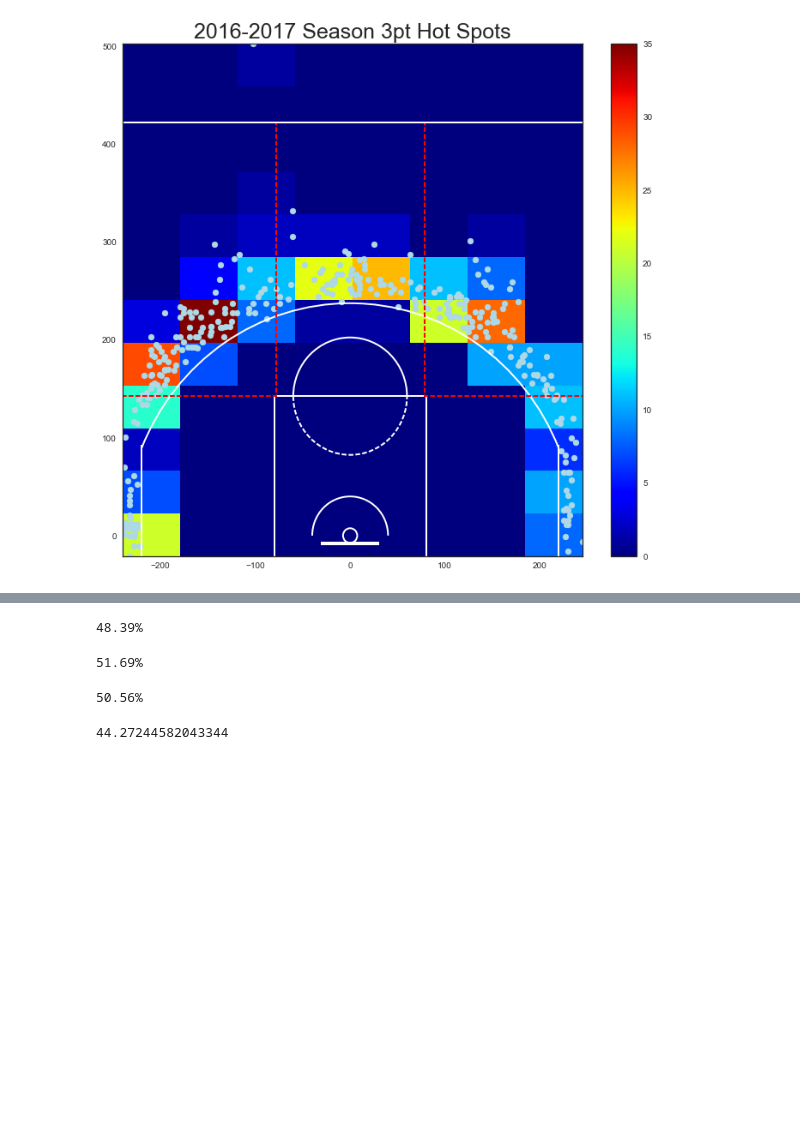
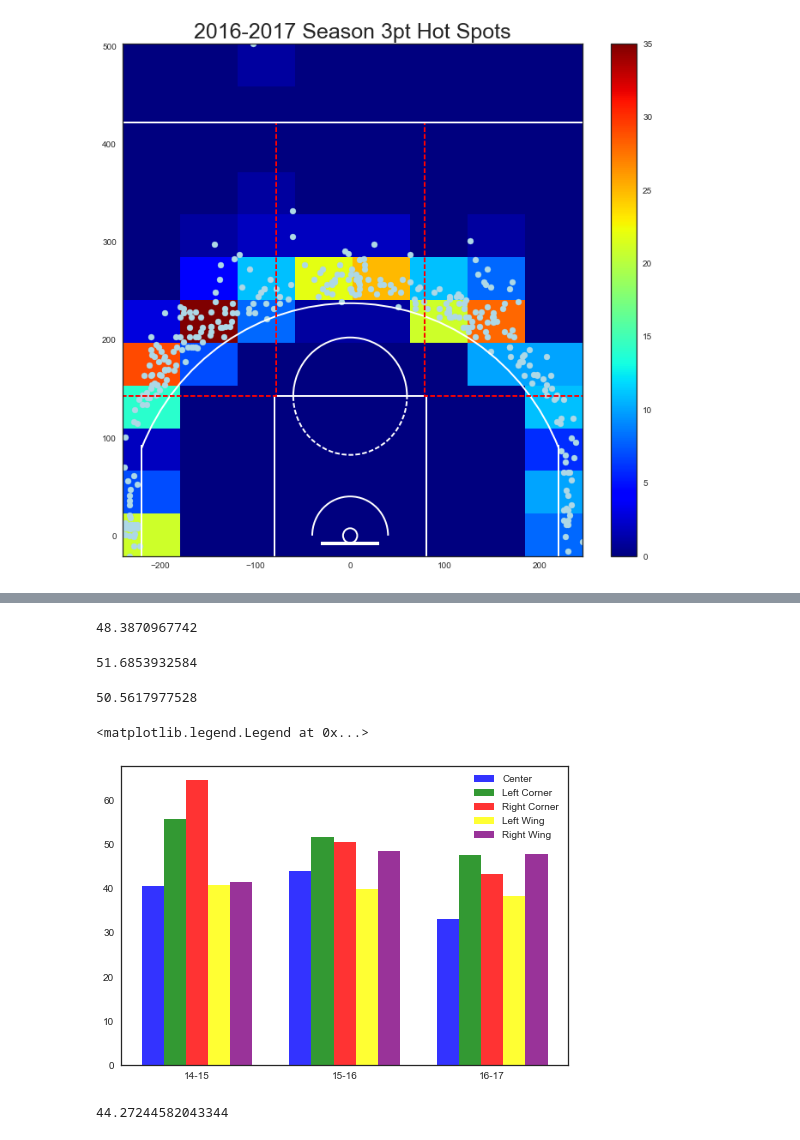
Before and after one commit to TomDonoghue/Pr_065, a Jupyter notebook: FInalProject.ipynb, the cells around one changed output, grey strips where cells are left out. Saved outputs shown, nothing was run; the diff lists cells and outputs as text; code cells hidden in the pictures; blank space fills up the shorter version.

Commit message:
Bar graph.

```diff
--- a/FInalProject.ipynb
+++ b/FInalProject.ipynb
@@ -293,7 +294,8 @@ def get_leftwing_pct(shot_chart):
 
     #find the fg percentage from the right wing
     ltwingpercentage = ltwingmade / ltwingshots
-    return '{percent:.2%}'.format(percent=ltwingpercentage)
+    return ltwingpercentage * 100
+    #return '{percent:.2%}'.format(percent=ltwingpercentage)
 # %%
 print(get_leftwing_pct('shotchartdetail2015-2016.json'))
 # %% [output]
@@ -335,12 +337,12 @@ def get_rightwing_pct(shot_chart):
 
     #find the fg percentage from the right wing
     rtwingpercentage = rtwingmade / rtwingshots
-
-    return '{percent:.2%}'.format(percent=rtwingpercentage)
+    return rtwingpercentage * 100
+    #return '{percent:.2%}'.format(percent=rtwingpercentage)
 # %%
 print(get_rightwing_pct('shotchartdetail2015-2016.json'))
 # %% [output]
-48.39%
+48.3870967742
 # %%
 def get_leftcorner_pct(shot_chart):
     with open(shot_chart) as data_file:
@@ -377,11 +379,12 @@ def get_leftcorner_pct(shot_chart):
 
     #find the fg percentage from the right wing
     ltcornerpercentage = ltcornermade / ltcornershots
-    return '{percent:.2%}'.format(percent=ltcornerpercentage)
+    return ltcornerpercentage * 100
+    #return '{percent:.2%}'.format(percent=ltcornerpercentage)
 # %%
 print(get_leftcorner_pct('shotchartdetail2015-2016.json'))
 # %% [output]
-51.69%
+51.6853932584
 # %%
 def get_rightcorner_pct(shot_chart):
     with open(shot_chart) as data_file:
@@ -418,11 +421,57 @@ def get_rightcorner_pct(shot_chart):
 
     #find the fg percentage from the right wing
     rtcornerpercentage = rtcornermade / rtcornershots
-    return '{percent:.2%}'.format(percent=rtcornerpercentage)
+    return rtcornerpercentage * 100
+    #return '{percent:.2%}'.format(percent=rtcornerpercentage)
 # %%
 print(get_rightcorner_pct('shotchartdetail2015-2016.json'))
 # %% [output]
-50.56%
+50.5617977528
+# %%
+#data to plot
+n_groups = 3
+
+shots_center = (get_center_pct('shotchartdetail2014-2015.json'),get_center_pct('shotchartdetail2015-2016.json'),get_center_pct('shotchartdetail2016-2017.json'))
+shots_left_corner = (get_leftcorner_pct('shotchartdetail2014-2015.json'),get_leftcorner_pct('shotchartdetail2015-2016.json'),get_leftcorner_pct('shotchartdetail2016-2017.json'))
+shots_right_corner = (get_rightcorner_pct('shotchartdetail2014-2015.json'),get_rightcorner_pct('shotchartdetail2015-2016.json'),get_rightcorner_pct('shotchartdetail2016-2017.json'))
+shots_left_wing = (get_leftwing_pct('shotchartdetail2014-2015.json'),get_leftwing_pct('shotchartdetail2015-2016.json'),get_leftwing_pct('shotchartdetail2016-2017.json'))
+shots_right_wing = (get_rightwing_pct('shotchartdetail2014-2015.json'),get_rightwing_pct('shotchartdetail2015-2016.json'),get_rightwing_pct('shotchartdetail2016-2017.json'))
+
+fig, ax = plt.subplots()
+index = np.arange(n_groups)
+bar_width = 0.15
+opacity = 0.8
+
+rects1 = plt.bar(index, shots_center, bar_width,
+                 alpha=opacity,
+                 color='blue',
+                 label='Center')
+
+rects2 = plt.bar(index + bar_width, shots_left_corner, bar_width,
+                 alpha=opacity,
+                 color='green',
+                 label='Left Corner')
+
+rects3 = plt.bar(index + bar_width*2, shots_right_corner, bar_width,
+                 alpha=opacity,
+                 color='red',
+                 label='Right Corner')
+
+rects4 = plt.bar(index + bar_width*3, shots_left_wing, bar_width,
+                 alpha=opacity,
+                 color='yellow',
+                 label='Left Wing')
+
+rects5 = plt.bar(index + bar_width*4, shots_right_wing, bar_width,
+                 alpha=opacity,
+                 color='purple',
+                 label='Right Wing')
+
+plt.xticks(index + bar_width*2, ('14-15', '15-16', '16-17'))
+plt.legend()
+# %% [output]
+<matplotlib.legend.Legend at 0x...>
+[figure, added]
 # %%
 threept = df_shots[df_shots['SHOT_TYPE'] == '3PT Field Goal']
 # %%
```
Also changed, not shown: parts of 6 cells of this notebook.
